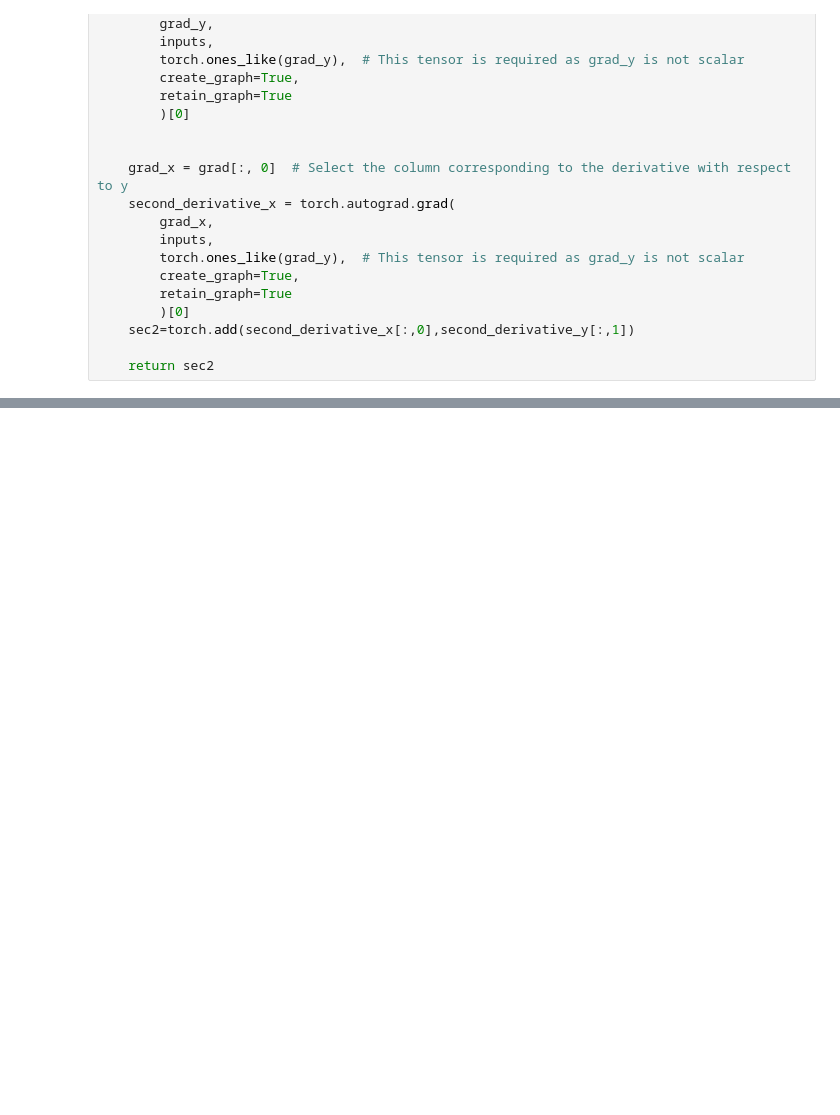
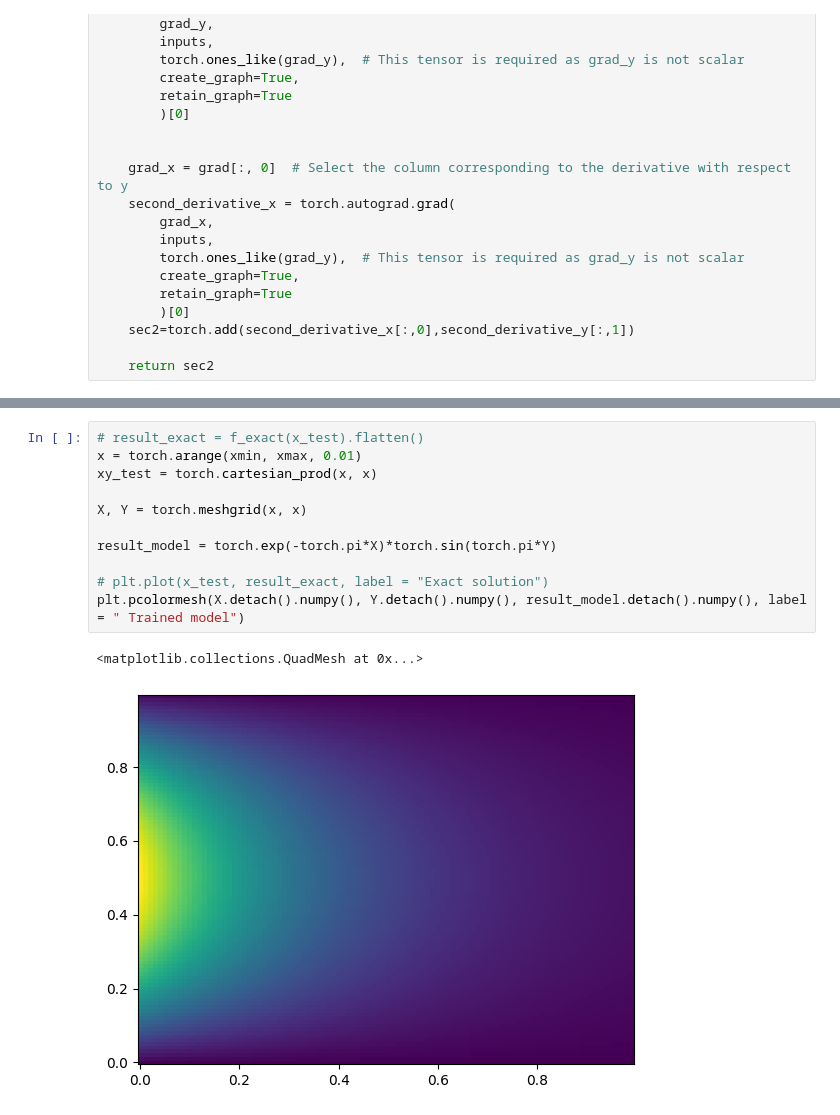
Before and after one commit to GabrieleRolleri/qhack24, a Jupyter notebook: dqc_2d.ipynb, the cells around one changed output, grey strips where cells are left out. Saved outputs shown, nothing was run; the diff lists cells and outputs as text; blank space fills up the shorter version.

```diff
--- a/dqc_2d.ipynb
+++ b/dqc_2d.ipynb
@@ -167,0 +160,14 @@ plt.pcolormesh(X.detach().numpy(), Y.detach().numpy(), result_model.squeeze(2).d
+# %%
+# result_exact = f_exact(x_test).flatten()
+x = torch.arange(xmin, xmax, 0.01)
+xy_test = torch.cartesian_prod(x, x)
+
+X, Y = torch.meshgrid(x, x)
+
+result_model = torch.exp(-torch.pi*X)*torch.sin(torch.pi*Y)
+
+# plt.plot(x_test, result_exact, label = "Exact solution")
+plt.pcolormesh(X.detach().numpy(), Y.detach().numpy(), result_model.detach().numpy(), label = " Trained model")
+# %% [output]
+<matplotlib.collections.QuadMesh at 0x...>
+[figure, added]
```
Also changed, not shown: parts of 4 cells of this notebook.
